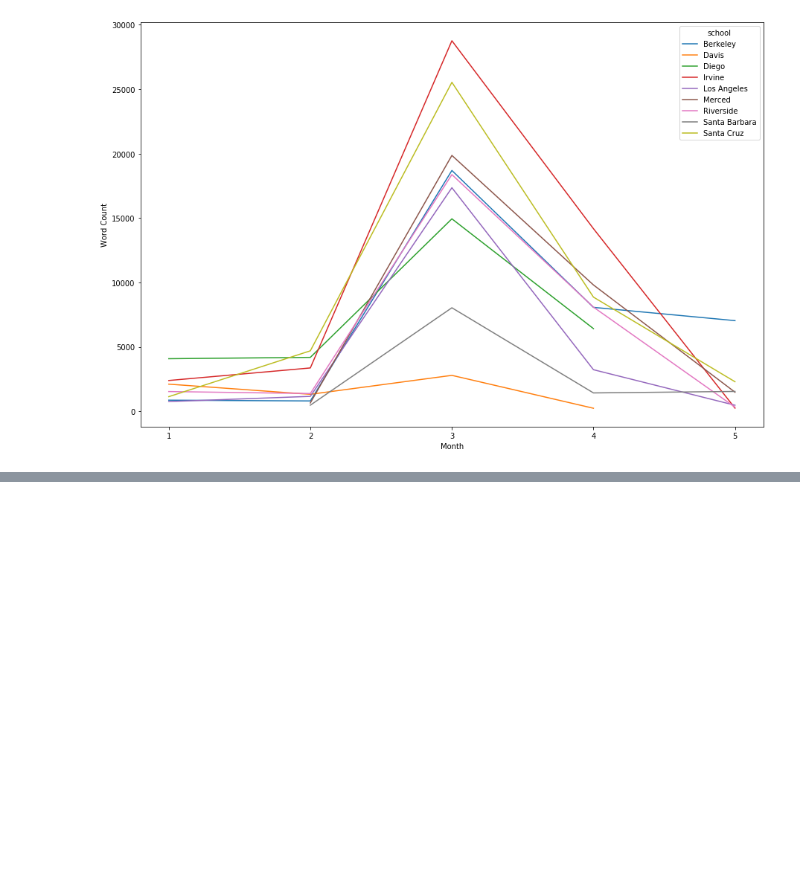
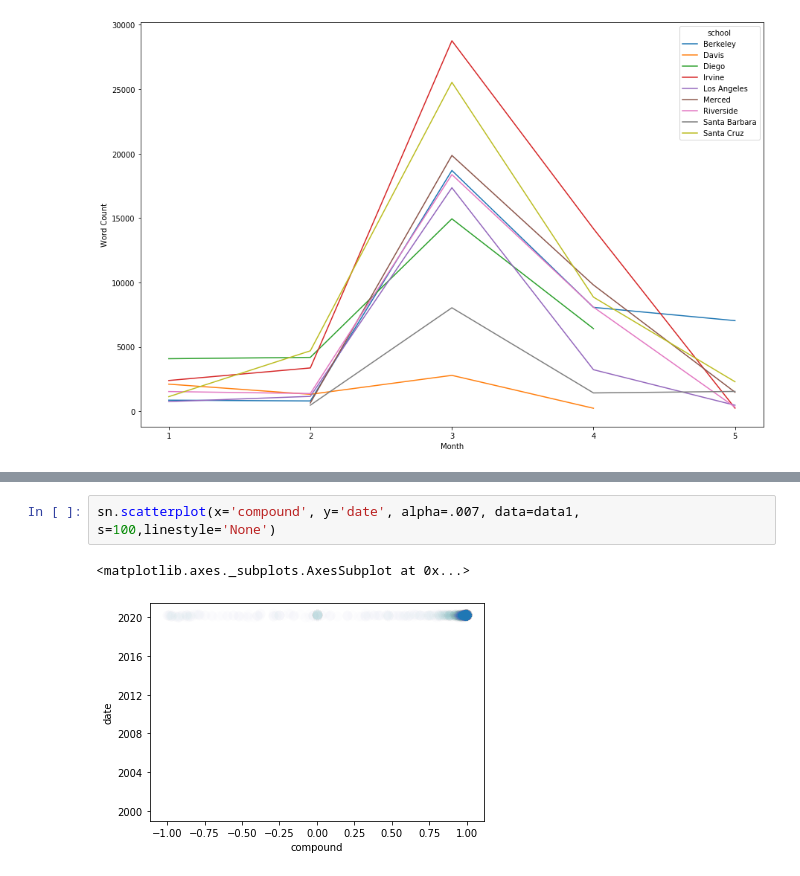
Before and after one commit to hasetia/Data-Science-Sentiment-Analysis-, a Jupyter notebook: Other Notebooks/Visualizations.ipynb, the cells around one changed output, grey strips where cells are left out. Saved outputs shown, nothing was run; the diff lists cells and outputs as text; blank space fills up the shorter version.

```diff
--- a/Other Notebooks/Visualizations.ipynb
+++ b/Other Notebooks/Visualizations.ipynb
@@ -136,0 +145,5 @@ ax.set(xlabel='Month', ylabel="Word Count")
+# %%
+sn.scatterplot(x='compound', y='date', alpha=.007, data=data1, s=100,linestyle='None')
+# %% [output]
+<matplotlib.axes._subplots.AxesSubplot at 0x...>
+[figure, added]
```
Also changed, not shown: parts of 4 cells of this notebook, 3 other files.
